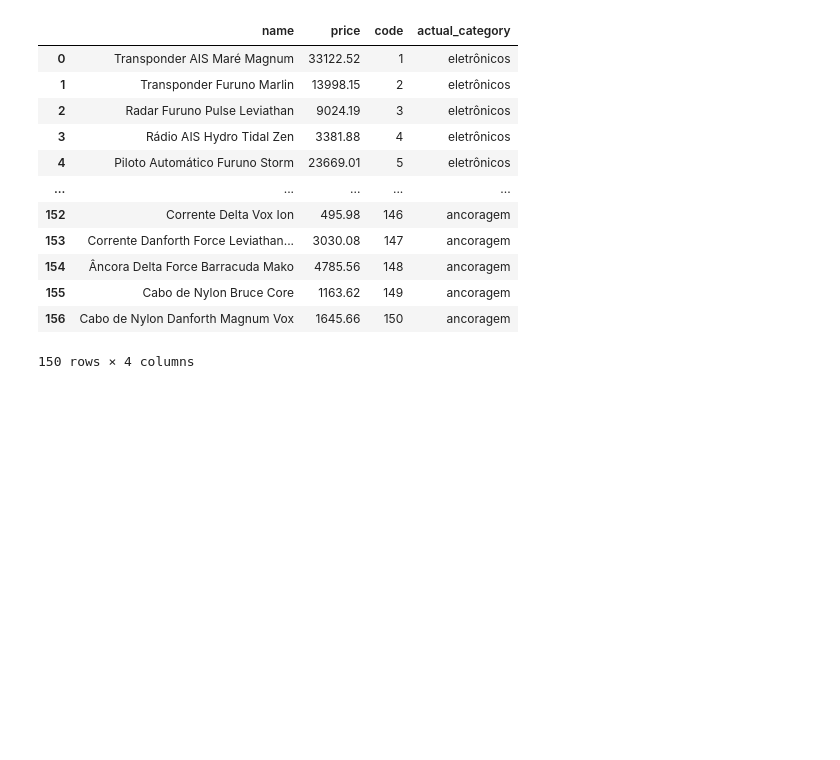
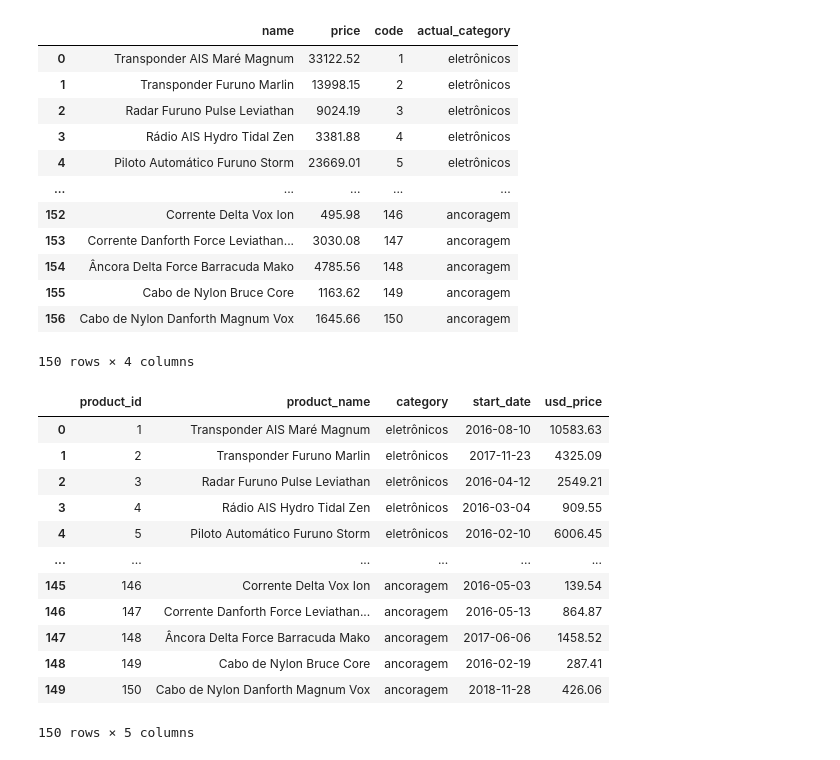
Before and after one commit to leorb99/lighthouse, a Jupyter notebook: notebooks/analysis_data.ipynb, the cells around one changed output. Saved outputs shown, nothing was run; the diff lists cells and outputs as text; code cells hidden in the pictures; blank space fills up the shorter version.

```diff
--- a/notebooks/analysis_data.ipynb
+++ b/notebooks/analysis_data.ipynb
@@ -56,3 +57,36 @@ df_products
 | 155 | Cabo de Nylon Bruce Core | 1163.62 | 149 | ancoragem |
 | 156 | Cabo de Nylon Danforth Magnum Vox | 1645.66 | 150 | ancoragem |
 150 rows × 4 columns
+# %%
+with open('../datasets/custos_importacao.json', 'r') as f:
+    import_costs = json.load(f)
+
+line = {}
+lines = []
+columns = ['product_id', 'product_name', 'category', 'start_date', 'usd_price']
+for elem in import_costs:
+    line['product_id'] = elem['product_id']
+    line['product_name'] = elem['product_name']
+    line['category'] = elem['category']
+    line['start_date'] = elem['historic_data'][0]['start_date']
+    line['usd_price'] = elem['historic_data'][0]['usd_price']
+    lines.append(line.copy())
+# %%
+df_import_costs = pd.DataFrame(lines)
+df_import_costs['start_date'] = pd.to_datetime(df_import_costs['start_date'], dayfirst=True)
+df_import_costs.to_csv('../datasets/custos_importacao.csv', sep=',', index=False,)
+df_import_costs
+# %% [output]
+|  | product_id | product_name | category | start_date | usd_price |
+| 0 | 1 | Transponder AIS Maré Magnum | eletrônicos | 2016-08-10 | 10583.63 |
+| 1 | 2 | Transponder Furuno Marlin | eletrônicos | 2017-11-23 | 4325.09 |
+| 2 | 3 | Radar Furuno Pulse Leviathan | eletrônicos | 2016-04-12 | 2549.21 |
+| 3 | 4 | Rádio AIS Hydro Tidal Zen | eletrônicos | 2016-03-04 | 909.55 |
+| 4 | 5 | Piloto Automático Furuno Storm | eletrônicos | 2016-02-10 | 6006.45 |
+| ... | ... | ... | ... | ... | ... |
+| 145 | 146 | Corrente Delta Vox Ion | ancoragem | 2016-05-03 | 139.54 |
+| 146 | 147 | Corrente Danforth Force Leviathan... | ancoragem | 2016-05-13 | 864.87 |
+| 147 | 148 | Âncora Delta Force Barracuda Mako | ancoragem | 2017-06-06 | 1458.52 |
+| 148 | 149 | Cabo de Nylon Bruce Core | ancoragem | 2016-02-19 | 287.41 |
+| 149 | 150 | Cabo de Nylon Danforth Magnum Vox | ancoragem | 2018-11-28 | 426.06 |
+150 rows × 5 columns
```
Also changed, not shown: parts of 1 cell of this notebook.
